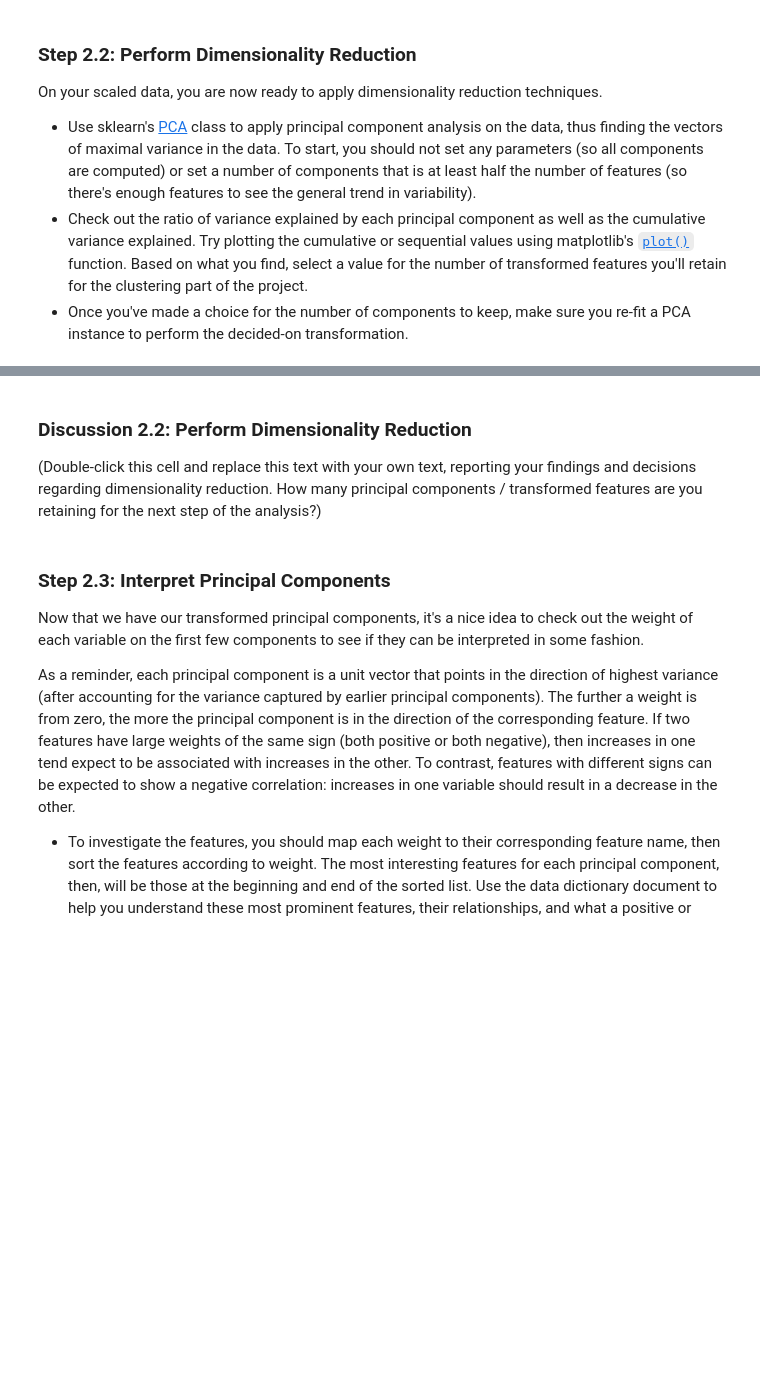
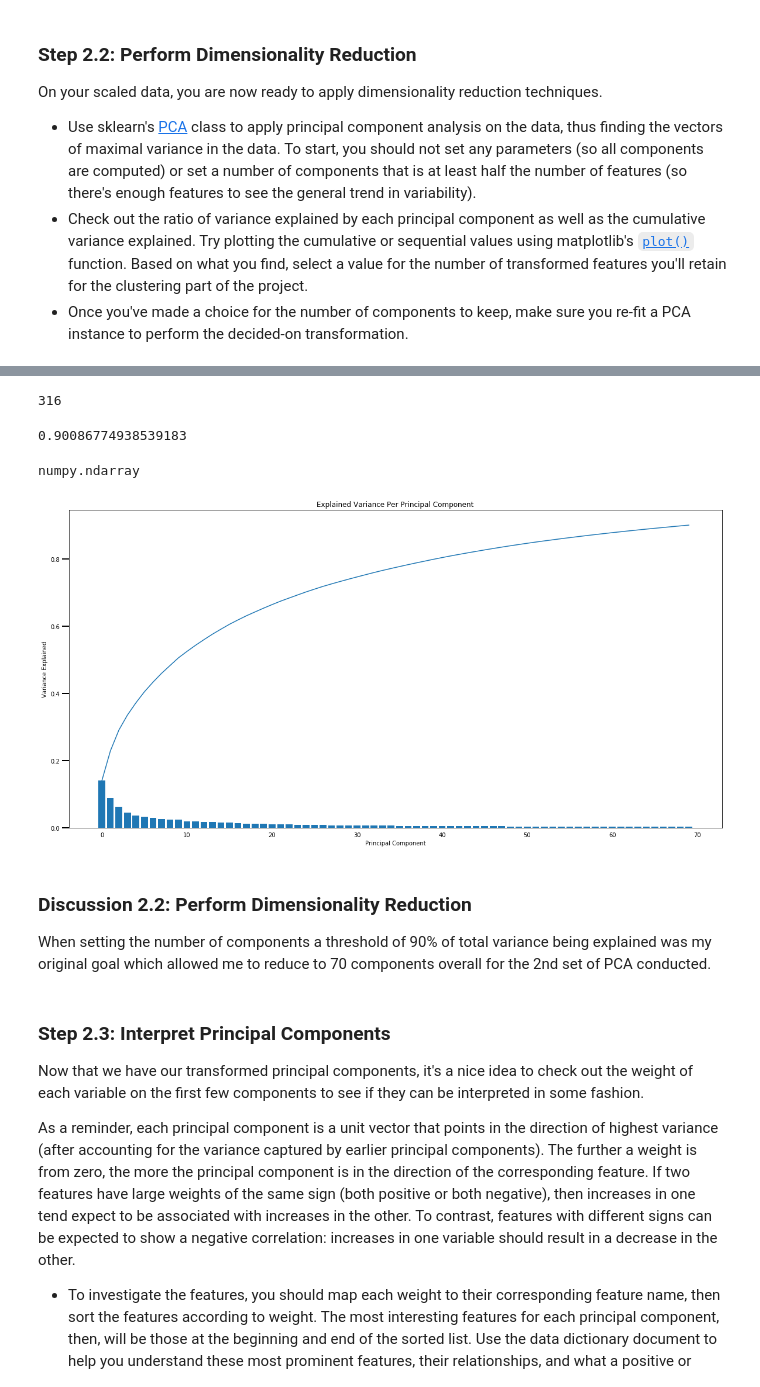
Before and after one commit to BradEvanDavis/CustomerSegmentation, a Jupyter notebook: Identify_Customer_Segments.ipynb, the cells around one changed output, grey strips where cells are left out. Drawn from its saved outputs; the diff is of its cells as text; code cells hidden in the pictures; blank space fills up the shorter version.

Commit message:
PCA analysis with latent features added

```diff
--- a/Identify_Customer_Segments.ipynb
+++ b/Identify_Customer_Segments.ipynb
@@ -512,6 +536,18 @@ On your scaled data, you are now ready to apply dimensionality reduction techniq
 # %%
 # Re-apply PCA to the data while selecting for number of components to retain.
+print(len(azdias_PCA.explained_variance_ratio_))
+np.sum(azdias_PCA.explained_variance_ratio_[:70])
+# %% [output]
+316
+0.90086774938539183
-# %% [markdown]
-### Discussion 2.2: Perform Dimensionality Reduction
-
-(Double-click this cell and replace this text with your own text, reporting your findings and decisions regarding dimensionality reduction. How many principal components / transformed features are you retaining for the next step of the analysis?)
+# %%
+pca = PCA(n_components = 70)
+df_pca = pca.fit_transform(azdias_features)
+# %%
+type(df_pca)
+# %% [output]
+numpy.ndarray
+# %%
+scree_plot(pca)
+# %% [output]
+[figure, added]
@@ -518,3 +558,6 @@ On your scaled data, you are now ready to apply dimensionality reduction techniq
+# %% [markdown]
+### Discussion 2.2: Perform Dimensionality Reduction
+When setting the number of components a threshold of 90% of total variance being explained was my original goal which allowed me to reduce to 70 components overall for the 2nd set of PCA conducted.
 # %% [markdown]
 ### Step 2.3: Interpret Principal Components
 
```
Also changed, not shown: parts of 11 cells of this notebook.
